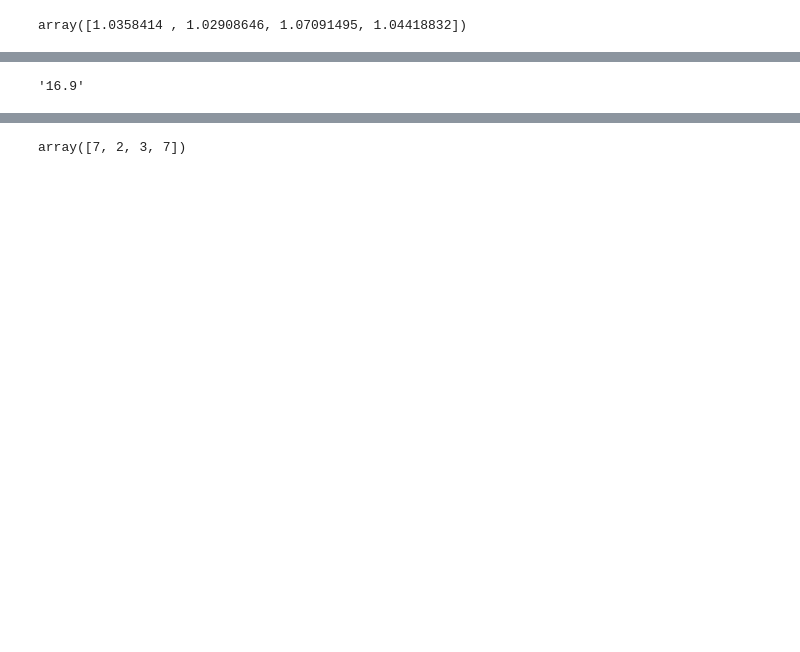
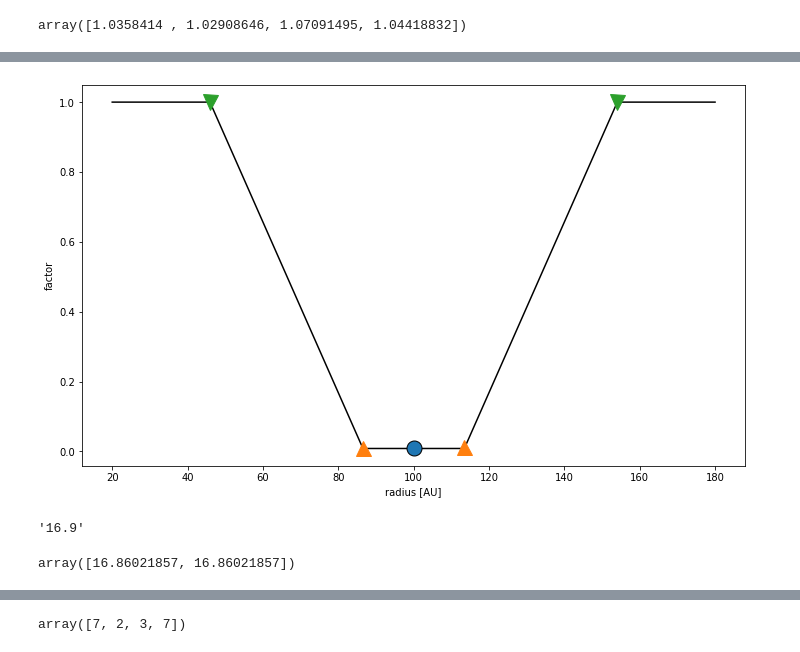
Before and after one commit to mfrib/bachelor, a Jupyter notebook: notebooks/Untitled.ipynb, the cells around one changed output, grey strips where cells are left out. Cells and saved outputs as stored; diff of their text form; code cells hidden in the pictures; blank space fills up the shorter version.

```diff
--- a/notebooks/Untitled.ipynb
+++ b/notebooks/Untitled.ipynb
@@ -8,3 +8,11 @@ r = np.log10(M_t)/np.log10(M2)
 r
 # %% [output]
 array([1.0358414 , 1.02908646, 1.07091495, 1.04418832])
+# %%
+import numpy as np
+import matplotlib.pyplot as plt
+from simple_slider import kanagawa_profile
+from simple_slider import get_disk_height
+import astropy.constants as c
+
+au    = c.au.cgs.value
@@ -11,3 +29,35 @@ array([1.0358414 , 1.02908646, 1.07091495, 1.04418832])
+# %%
+def fa(R_p, aspect_ratio, mass_rel, alpha):
+    K_prime   = (mass_rel)**2 * (aspect_ratio)**-3 * 1 / (alpha)
+    K         = K_prime / ((aspect_ratio)**2)
+    sig_min_0 = 1 / (1 + 0.04 * K)
+    R1        = (sig_min_0 / 4 + 0.08) * K_prime**(1 / 4) * R_p
+    R2        = 0.33 * K_prime**(1 / 4) * R_p
+    return R1,R2
+# %%
+delt = 80
+r = np.linspace(100-delt,100+delt,500)*au
+sig = np.ones_like(r)
+Rp = 100*au
+al = 1e-2
+mass = 3e-3
+ar = 1/20
+
+kngw = kanagawa_profile(r/(Rp), al, ar, mass)['fact']
+R1, R2 = fa(Rp,ar,mass,al)
+nR1, nR2 = np.array([Rp+R1, Rp-R1]), np.array([Rp+R2, Rp-R2])
+
+f, ax = plt.subplots(figsize=(10,6))
+ax.plot(r/au,kngw,'k')
+ax.plot(Rp/au,kngw[np.searchsorted(r,Rp)],marker='o', linestyle=None, markersize=15, markeredgecolor='k')
+ax.plot(nR1/au,kngw[np.searchsorted(r,nR1)], marker='^', linestyle='None', markersize=15)
+ax.plot(nR2/au,kngw[np.searchsorted(r,nR2)], marker='v', linestyle='None', markersize=15)
+ax.set_xlabel('radius [AU]')
+ax.set_ylabel('factor')
+plt.tight_layout(pad=1);
+#plt.savefig('kanagawa_example.png',dpi=150)
+# %% [output]
+[figure, added]
 # %%
 import astropy.constants as c
 import numpy as np
@@ -40,13 +90,23 @@ def get_disk_height(R):
 # values for a table
 # a are h/r and alpha, b are the values labeled in l
 
-a = np.array([[get_disk_height(100*au)/100/au,get_disk_height(100*au)/100/au], [1e-2,1e-3]])
+a = np.array([[get_disk_height(100*au)/100/au,
+               get_disk_height(100*au)/100/au],
+              [1e-2,
+               1e-3]])
 om = np.sqrt(G*2.3*M_sun/((100*au)**3))
-
-b = np.array([np.sqrt(27/8 *np.pi*(a[0]**(5/2)*a[1])), 3*(a[0])**3,
-              27/8*np.pi/om * 1e-3*a[0],1/(a[1]*om)])
+mass = 1e-3
+# a[0] are h/r
+# a[1] are alphas
+b = np.array([np.sqrt(27/8 *np.pi*(a[0]**(5/2)*a[1])),
+              3*(a[0])**3,
+              27/8 * np.pi / om * mass**-2 * a[0]**5,
+              1/(a[1]*om)])
 l = [r'$q_\text{crit1}$', r'$q_\text{crit2}$',r'$t_\text{open} $',r'$t_\text{close}$']
 #b = '{:.3f}'.format(b[:,0])
+1/a[0]
+# %% [output]
+array([16.86021857, 16.86021857])
 # %%
 import matplotlib.ticker as mticker
 
```
Also changed, not shown: parts of 3 cells of this notebook, 23 other files.
